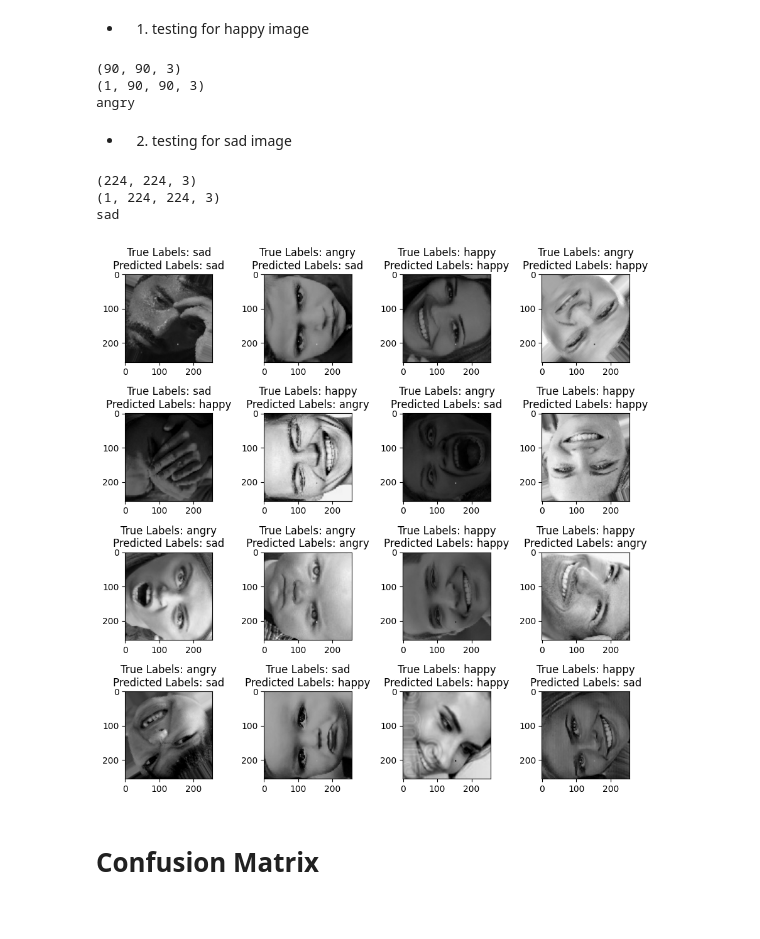
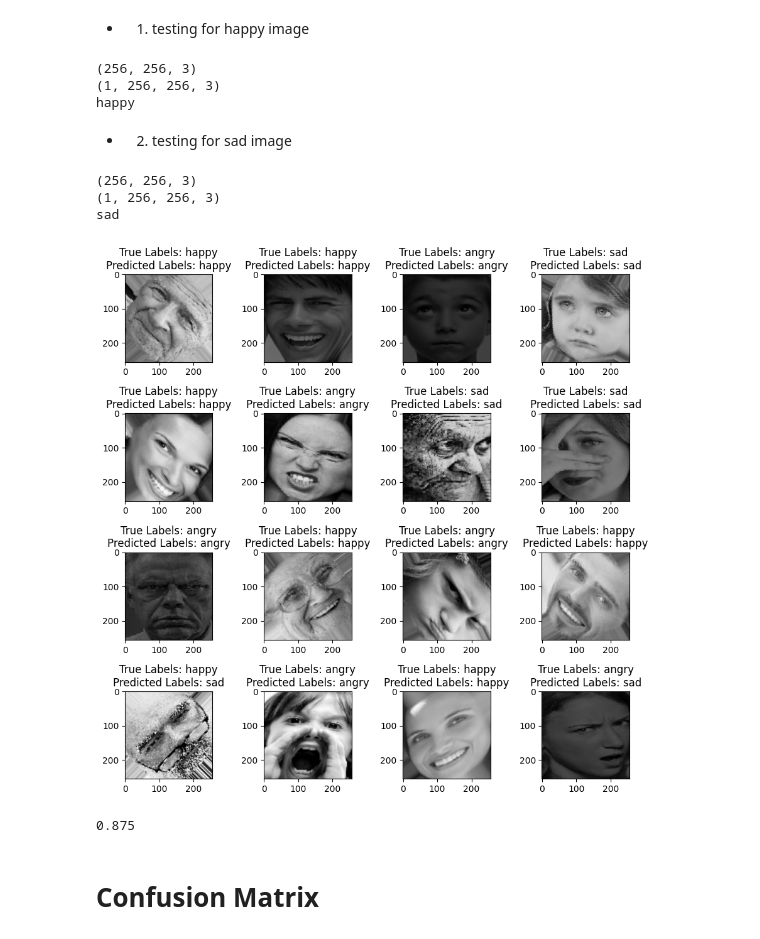
Before and after one commit to akankshakusf/Project-DeepLearning-Human-Emotions-Detection-Model-, a Jupyter notebook: DP_Human_Emotion_Detection.ipynb, the cells around one changed output. Drawn from its saved outputs; the diff is of its cells as text; code cells hidden in the pictures.

```diff
--- a/DP_Human_Emotion_Detection.ipynb
+++ b/DP_Human_Emotion_Detection.ipynb
@@ -47,7 +47,7 @@ CONFIGURATION={
         "BATCH_SIZE":32,
         "IM_SIZE":256,
         "LEARNING_RATE":0.001,
-        "N_EPOCHS":20,
+        "N_EPOCHS":5,
         "DROPOUT_RATE":0.0,
         "REGULARIZATION_RATE":0.0,
         "N_FILTERS":6,
@@ -279,6 +269,8 @@ train_dataset = (
 # %%
-val_dataset=(val_dataset
-             .prefetch(tf.data.AUTOTUNE))
+val_dataset = (val_dataset
+            .batch(CONFIGURATION['BATCH_SIZE'])
+            .prefetch(tf.data.AUTOTUNE)
+)
 # %%
 train_dataset
 # %% [output]
@@ -531,6 +524,6 @@ backbone.trainable=False
 # %%
-#Instantiating my sequential model
-model =tf.keras.Sequential([
+#Instantiating my pretrained model
+pretrained_model =tf.keras.Sequential([
     Input(shape=(CONFIGURATION['IM_SIZE'],CONFIGURATION['IM_SIZE'],3)),
     backbone,
     GlobalAveragePooling2D(),
@@ -539,7 +532,7 @@ model =tf.keras.Sequential([
     Dense(CONFIGURATION["N_DENSE_2"], activation='relu'),
     Dense(CONFIGURATION["NUM_CLASSES"], activation='softmax'),
 ])
-model.summary()
+pretrained_model.summary()
 # %% [output]
 Model: "sequential"
 ┏━━━━━━━━━━━━━━━━━━━━━━━━━━━━━━━━━━━━━━┳━━━━━━━━━━━━━━━━━━━━━━━━━━━━━┳━━━━━━━━━━━━━━━━━┓
@@ -637,7 +678,7 @@ ValueError: You must call `compile()` before using the model.
 # %%
 #test an image
 test_image = cv2.imread("/content/dataset/Emotions Dataset/Emotions Dataset/test/happy/111073.jpg")
-
+test_image = cv2.resize(test_image, (CONFIGURATION['IM_SIZE'],CONFIGURATION['IM_SIZE']))
 # Convert the image to tensors
 im = tf.constant(test_image, dtype=tf.float32)
 print(im.shape) # but this needs to be 4 dimensional
@@ -648,18 +689,18 @@ im = tf.expand_dims(im, axis=0)
 print(im.shape)
 
 #get predictions (argmax: get max probabilities)
-predictions= lenet_model(im)
+predictions= pretrained_model(im)
 print(CONFIGURATION["CLASS_NAMES"][tf.argmax(predictions, axis=-1).numpy()[0]])
 # %% [output]
-(90, 90, 3)
-(1, 90, 90, 3)
-angry
+(256, 256, 3)
+(1, 256, 256, 3)
+happy
 # %% [markdown]
 - 2. testing for sad image
 # %%
 #test an image
 test_image = cv2.imread("/content/dataset/Emotions Dataset/Emotions Dataset/test/sad/105565.jpg_brightness_1.jpg")
-
+test_image = cv2.resize(test_image, (CONFIGURATION['IM_SIZE'],CONFIGURATION['IM_SIZE']))
 # Convert jpg to tensors
 im = tf.constant(test_image, dtype=tf.float32)
 print(im.shape) # but this needs to be 4 dimensional
@@ -669,29 +710,33 @@ im = tf.expand_dims(im, axis=0)
 print(im.shape)
 
 #get predictions (argmax: get max probabilities)
-predictions= lenet_model(im)
+predictions= pretrained_model(im)
 print(CONFIGURATION["CLASS_NAMES"][tf.argmax(predictions, axis=-1).numpy()[0]])
 # %% [output]
-(224, 224, 3)
-(1, 224, 224, 3)
+(256, 256, 3)
+(1, 256, 256, 3)
 sad
 # %%
 # Get one batch
-images, labels = next(iter(train_dataset))
+images, labels = next(iter(val_dataset))
 plt.figure(figsize=(9, 9))
 
 for i in range(16):
     plt.subplot(4, 4, i+1)
     plt.imshow(images[i].numpy()/ 255.0)  # normalize and convert tensor to numpy
 
     #titles on images
     plt.title("True Labels: " + CONFIGURATION["CLASS_NAMES"][tf.argmax(labels[i], axis=0).numpy()]+ "\n" +
-              "Predicted Labels: " + CONFIGURATION["CLASS_NAMES"][tf.argmax(lenet_model(tf.expand_dims(images[i], axis=0)), axis=-1).numpy()[0]])
+              "Predicted Labels: " + CONFIGURATION["CLASS_NAMES"][tf.argmax(pretrained_model(tf.expand_dims(images[i], axis=0)), axis=-1).numpy()[0]])
 
 plt.tight_layout()
 plt.show()
 # %% [output]
-[figure, old version]
+[figure, new version]
+# %%
+14/16
+# %% [output]
+0.875
 # %% [markdown]
 # Confusion Matrix
 # %%
```
Also changed, not shown: parts of 21 cells of this notebook.
